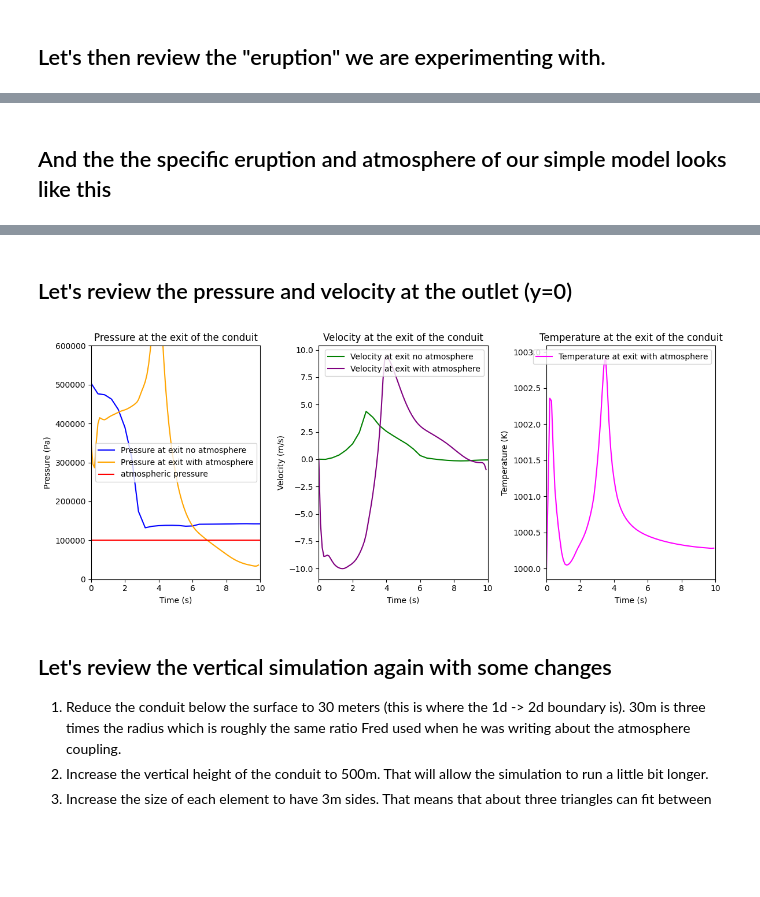
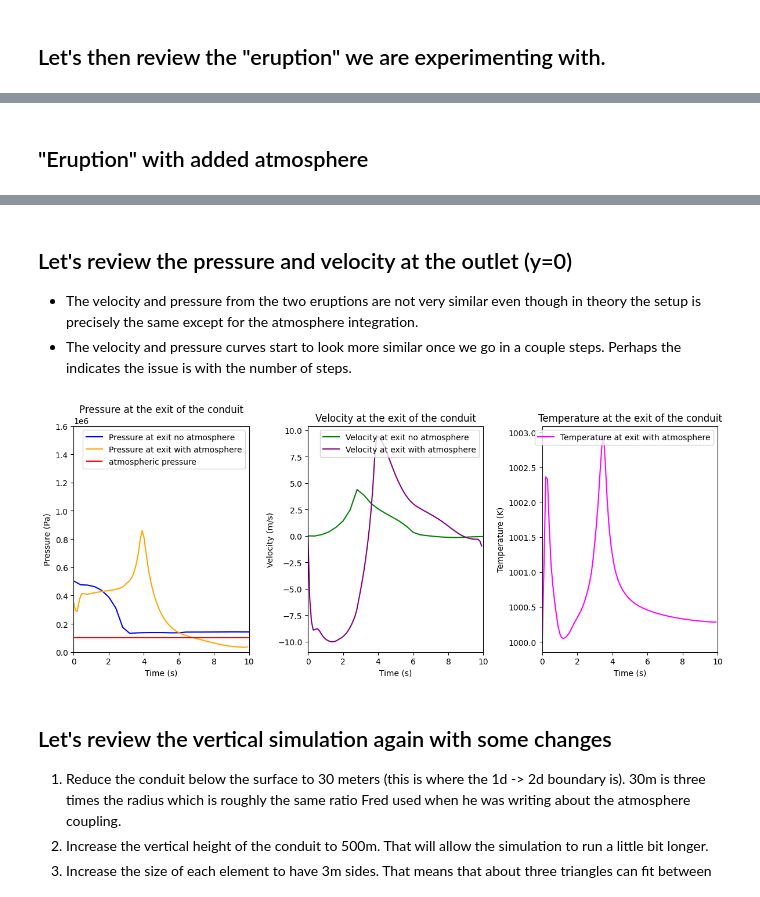
Before and after one commit to paxtonsc/volcano-sims, a Jupyter notebook: notebooks/2025.06.02.experiments.ipynb, the cells around one changed output, grey strips where cells are left out. Drawn from its saved outputs; the diff is of its cells as text; code cells hidden in the pictures; blank space fills up the shorter version.

```diff
--- a/notebooks/2025.06.02.experiments.ipynb
+++ b/notebooks/2025.06.02.experiments.ipynb
@@ -123,5 +138,5 @@ HTML(ani.to_html5_video())
 # %% [output]
 [interactive output not drawn]
 # %% [markdown]
-## And the the specific eruption and atmosphere of our simple model looks like this
+## "Eruption" with added atmosphere
 # %%
@@ -158,14 +173,17 @@ HTML(ani.to_html5_video())
 [interactive output not drawn]
 # %% [markdown]
 ## Let's review the pressure and velocity at the outlet (y=0)
+
+- The velocity and pressure from the two eruptions are not very similar even though in theory the setup is precisely the same except for the atmosphere integration.
+- The velocity and pressure curves start to look more similar once we go in a couple steps. Perhaps the indicates the issue is with the number of steps.
 # %%
 file_name = "short_plug_v17"
 solver_func = get_local_solver_from_index_func(folder_name, file_name)
-t_atm, p_atm, u_atm, temp_atm = get_quantities_at_conduit_exit(solver_func, iterations=100)
+t_atm, p_atm, u_atm, temp_atm = get_quantities_at_conduit_exit(solver_func, iterations=100, compute_temp=True, conduit_index=-1)
 
 file_name = "short_plug_v12"
 solver_func = get_local_solver_from_index_func(folder_name, file_name)
-t_original, p_original, u_original, _ = get_quantities_at_conduit_exit(solver_func, iterations=50)
+t_original, p_original, u_original, _ = get_quantities_at_conduit_exit(solver_func, iterations=50, compute_temp=True, conduit_index=-1)
 # %%
 import matplotlib.pyplot as plt
 import numpy as np
@@ -183,35 +201,35 @@ ax1.plot(t_atm, p_atm, label="Pressure at exit with atmosphere", color="orange")
 ax1.hlines(y=1e5, xmin=0, xmax=20, color="red", label="atmospheric pressure")
 ax1.set_xlabel("Time (s)")
 ax1.set_ylabel("Pressure (Pa)")
 ax1.set_title("Pressure at the exit of the conduit")
 ax1.set_xlim(0, 10)
-ax1.set_ylim(0, 6e5)
+ax1.set_ylim(0, 16e5)
 ax1.legend()
 
 # Second plot (identical)
 ax2.plot(t_original, u_original, label="Velocity at exit no atmosphere", color="green")
 ax2.plot(t_atm, u_atm, label="Velocity at exit with atmosphere", color="purple")
 ax2.set_xlabel("Time (s)")
 ax2.set_ylabel("Velocity (m/s)")
 ax2.set_title("Velocity at the exit of the conduit")
 ax2.set_xlim(0, 10)
 ax2.legend()
 
 # Third plot (identical)
 ax3.plot(t_atm, temp_atm, label="Temperature at exit with atmosphere", color="magenta")
 ax3.set_xlabel("Time (s)")
 ax3.set_ylabel("Temperature (K)")
 ax3.set_title("Temperature at the exit of the conduit")
 ax3.set_xlim(0, 10)
 ax3.legend()
 
 # Adjust layout to prevent overlap
 plt.tight_layout()
 
 # Show the plot
 plt.show()
 # %% [output]
-[figure, old version]
+[figure, new version]
 # %% [markdown]
 ## Let's review the vertical simulation again with some changes
 1. Reduce the conduit below the surface to 30 meters (this is where the 1d -> 2d boundary is). 30m is three times the radius which is roughly the same ratio Fred used when he was writing about the atmosphere coupling.
```
Also changed, not shown: parts of 9 cells of this notebook, 6 other files.
